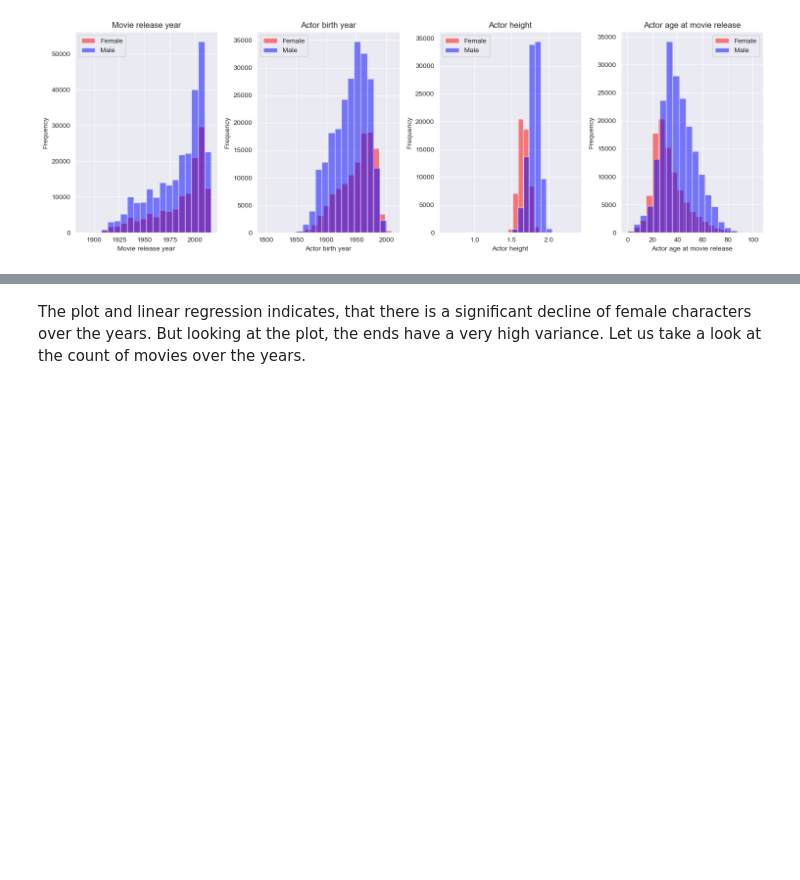
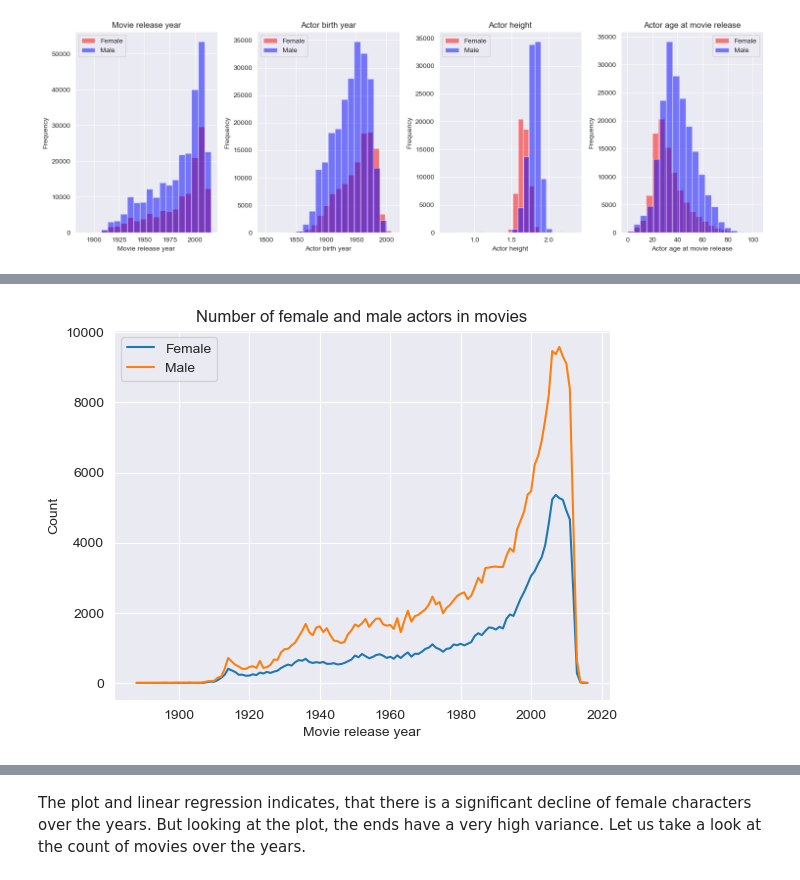
Before and after one commit to epfl-ada/ada-2023-project-byggemandbob, a Jupyter notebook: scratch/sofie.ipynb, the cells around one changed output, grey strips where cells are left out. Cells and saved outputs as stored; diff of their text form; code cells hidden in the pictures; blank space fills up the shorter version.

```diff
--- a/scratch/sofie.ipynb
+++ b/scratch/sofie.ipynb
@@ -336,0 +325,14 @@ We now want to further analyse our data. To do this, we firstly divide our chara
+# %%
+# Count
+no_females = female_characters.groupby('Movie release year').size()
+no_males = male_characters.groupby('Movie release year').size()
+
+plt.plot(no_females)
+plt.plot(no_males)
+plt.title('Number of female and male actors in movies')
+plt.xlabel('Movie release year')
+plt.ylabel('Count')
+plt.legend(['Female', 'Male'])
+plt.show()
+# %% [output]
+[figure, added]
```
Also changed, not shown: parts of 21 cells of this notebook.
